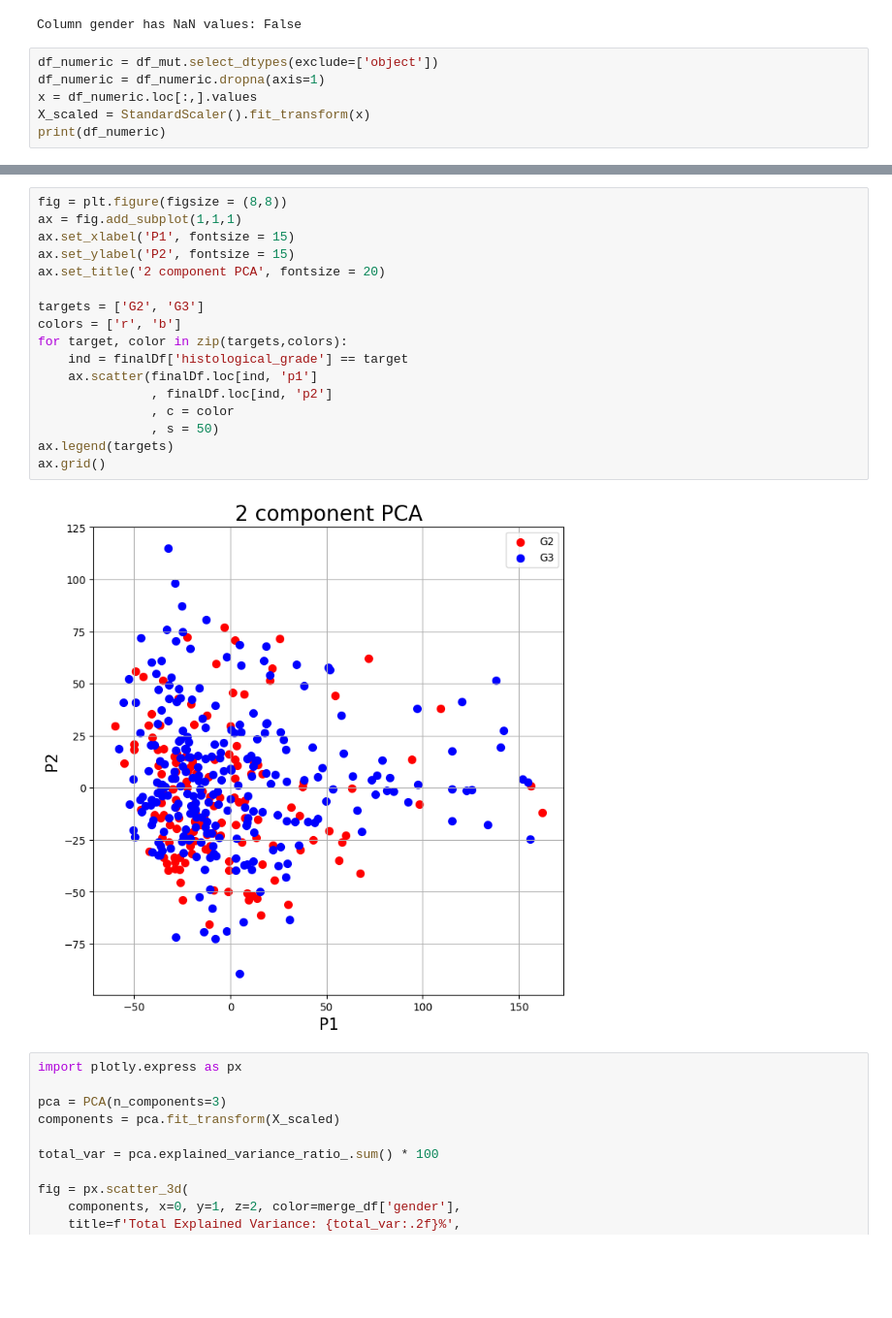
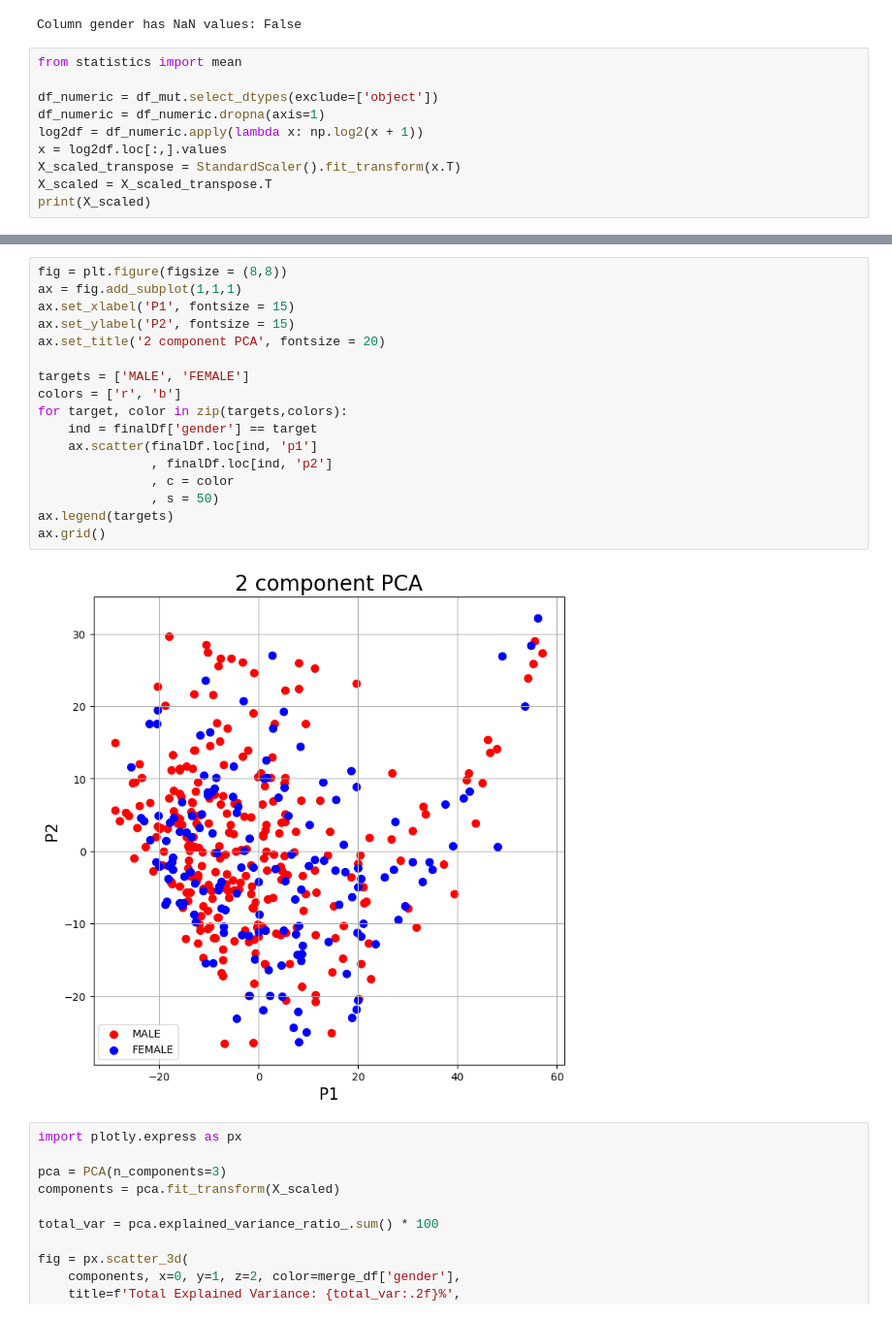
Before and after one commit to anl078/ECE204Repo, a Jupyter notebook: PCAtest.ipynb, the cells around one changed output, grey strips where cells are left out. Shown at 97% size. Cells and saved outputs as stored; diff of their text form; blank space fills up the shorter version.

```diff
--- a/PCAtest.ipynb
+++ b/PCAtest.ipynb
@@ -109,9 +110,13 @@ print(f"Column gender has NaN values: {has_nan}")
 # %% [output]
 Column gender has NaN values: False
 # %%
+from statistics import mean
+
 df_numeric = df_mut.select_dtypes(exclude=['object'])
 df_numeric = df_numeric.dropna(axis=1)
-x = df_numeric.loc[:,].values
-X_scaled = StandardScaler().fit_transform(x)
-print(df_numeric)
+log2df = df_numeric.apply(lambda x: np.log2(x + 1))
+x = log2df.loc[:,].values
+X_scaled_transpose = StandardScaler().fit_transform(x.T)
+X_scaled = X_scaled_transpose.T
+print(X_scaled)
 # %% [output]
@@ -144,22 +162,22 @@ finalDf = pd.concat([prinDf, df_meta], axis = 1)
 # %%
 fig = plt.figure(figsize = (8,8))
 ax = fig.add_subplot(1,1,1)
 ax.set_xlabel('P1', fontsize = 15)
 ax.set_ylabel('P2', fontsize = 15)
 ax.set_title('2 component PCA', fontsize = 20)
 
-targets = ['G2', 'G3']
+targets = ['MALE', 'FEMALE']
 colors = ['r', 'b']
 for target, color in zip(targets,colors):
-    ind = finalDf['histological_grade'] == target
+    ind = finalDf['gender'] == target
     ax.scatter(finalDf.loc[ind, 'p1']
                , finalDf.loc[ind, 'p2']
                , c = color
                , s = 50)
 ax.legend(targets)
 ax.grid()
 # %% [output]
-[figure, old version]
+[figure, new version]
 # %%
 import plotly.express as px
 
```
Also changed, not shown: parts of 4 cells of this notebook.
